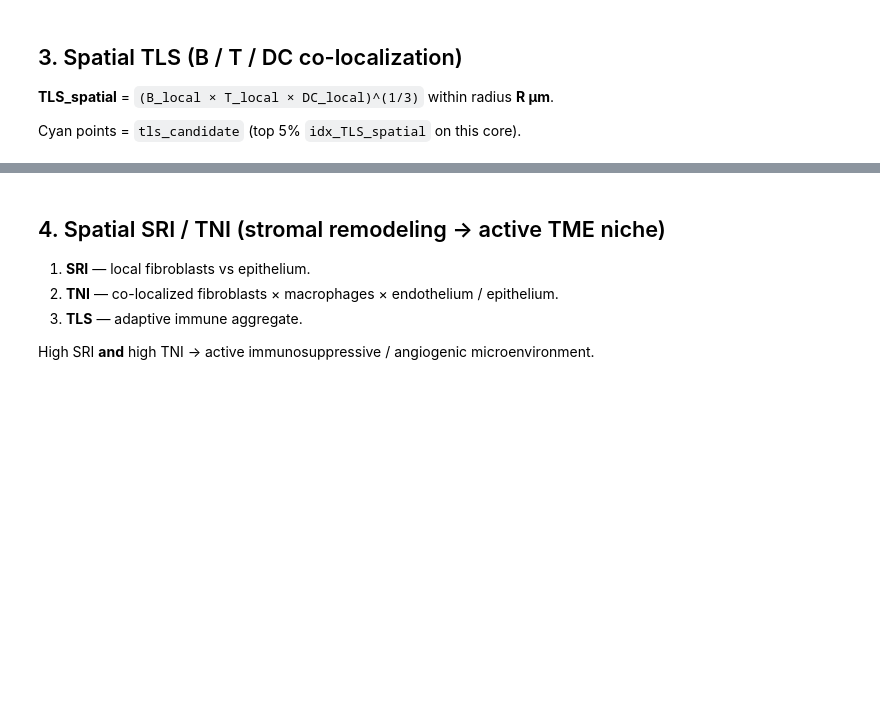
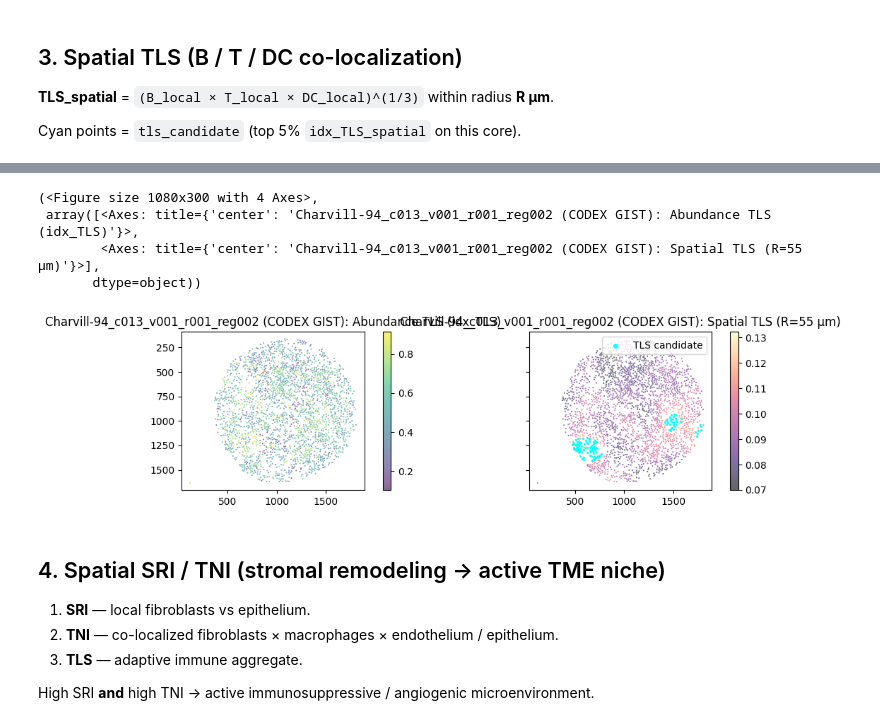
Before and after one commit to LingyuLi-math/Hist2Pheno, a Jupyter notebook: code/CODEX_gist/GIST_histology_derived_niche_index.ipynb, the cells around one changed output, grey strips where cells are left out. Saved outputs shown, nothing was run; the diff lists cells and outputs as text; code cells hidden in the pictures; blank space fills up the shorter version.

Commit message:
add PDAC and GIST code

```diff
--- a/code/CODEX_gist/GIST_histology_derived_niche_index.ipynb
+++ b/code/CODEX_gist/GIST_histology_derived_niche_index.ipynb
@@ -121,8 +225,14 @@ display(
 # %%
 gist_ni.plot_tls_abundance_vs_spatial(
     df_spatial, f"{SAMPLE} (CODEX GIST)",
-    radius_um=RADIUS_UM, figsize=(18.0 * 1.2, 5.0 * 1.2), dpi=150,
+    radius_um=RADIUS_UM, figsize=(18.0 * 0.6, 5.0 * 0.6), dpi=150,
 )
+# %% [output]
+(<Figure size 1080x300 with 4 Axes>,
+ array([<Axes: title={'center': 'Charvill-94_c013_v001_r001_reg002 (CODEX GIST): Abundance TLS (idx_TLS)'}>,
+        <Axes: title={'center': 'Charvill-94_c013_v001_r001_reg002 (CODEX GIST): Spatial TLS (R=55 μm)'}>],
+       dtype=object))
+[figure, added]
 # %% [markdown]
 ## 4. Spatial SRI / TNI (stromal remodeling → active TME niche)
 
```
Also changed, not shown: parts of 19 cells of this notebook, 32 other files.
